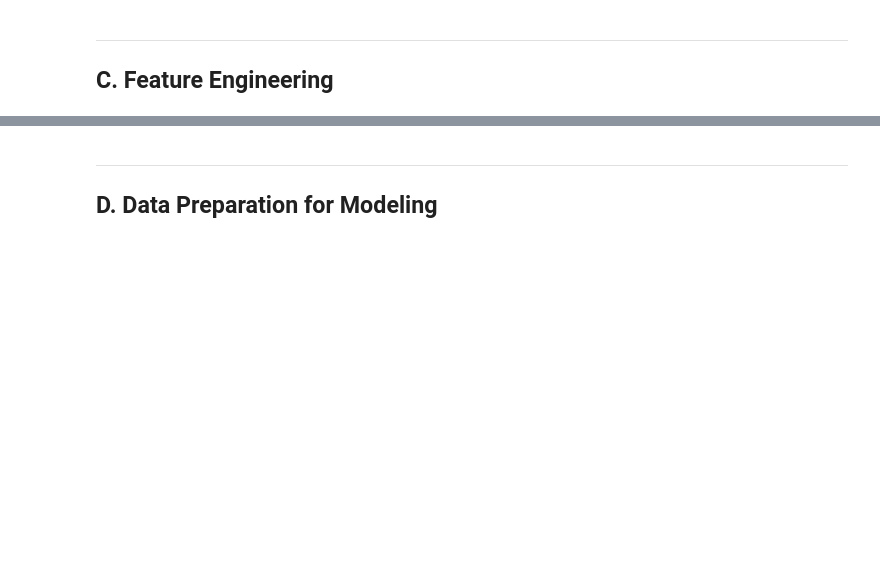
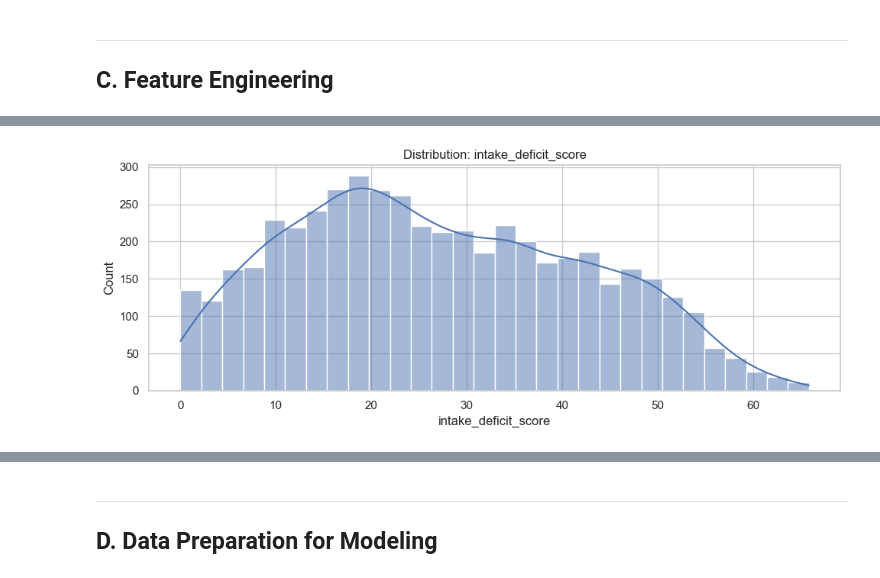
Before and after one commit to 16aryan/Disease-Analysis-Minority-and-Major-Disease-Detetction-for-Clinicians, a Jupyter notebook: 36106-26AU-AT2-student_id-b-Preparation.ipynb, the cells around one changed output, grey strips where cells are left out. Saved outputs shown, nothing was run; the diff lists cells and outputs as text; code cells hidden in the pictures; blank space fills up the shorter version.

```diff
--- a/36106-26AU-AT2-student_id-b-Preparation.ipynb
+++ b/36106-26AU-AT2-student_id-b-Preparation.ipynb
@@ -168,0 +528,17 @@ Provide some explanations on why you believe it is important to fix this issue a
+# %%
+# B.n Additional cleaning: target integrity (safe fix)
+
+# Ensure target exists in df_clean
+if target_name not in df_clean.columns:
+    if target_name in df.columns:
+        df_clean[target_name] = df[target_name]
+    else:
+        raise ValueError(f"Target column '{target_name}' not found in df.")
+
+before = len(df_clean)
+df_clean = df_clean.dropna(subset=[target_name]).reset_index(drop=True)
+after = len(df_clean)
+
+print("Rows removed due to missing target:", before - after)
+print("Current class distribution:")
+display(df_clean[target_name].value_counts().to_frame("count"))
@@ -191,0 +593,14 @@ Provide some explanations on why you believe it is important to create this feat
+# %%
+# C.1 New Feature: intake_deficit_score
+intake_cols = [c for c in [
+    "vitamin_a_intake","vitamin_c_intake","vitamin_d_intake","vitamin_e_intake",
+    "vitamin_b12_intake","folate_intake","calcium_intake","iron_intake"
+] if c in df_eng.columns]
+
+if len(intake_cols) > 0:
+    df_eng["intake_deficit_score"] = (100 - df_eng[intake_cols]).clip(lower=0).mean(axis=1)
+else:
+    df_eng["intake_deficit_score"] = 0.0
+
+print("Created feature: intake_deficit_score")
+display(df_eng["intake_deficit_score"].describe().to_frame("summary"))
@@ -191,0 +618,9 @@ Provide some explanations on why you believe it is important to create this feat
+# %%
+# Empty cell after C.1
+plt.figure(figsize=(10,4))
+sns.histplot(df_eng["intake_deficit_score"], bins=30, kde=True)
+plt.title("Distribution: intake_deficit_score")
+plt.tight_layout()
+plt.show()
+# %% [output]
+[figure, added]
```
Also changed, not shown: parts of 123 cells of this notebook, 9 other files.
